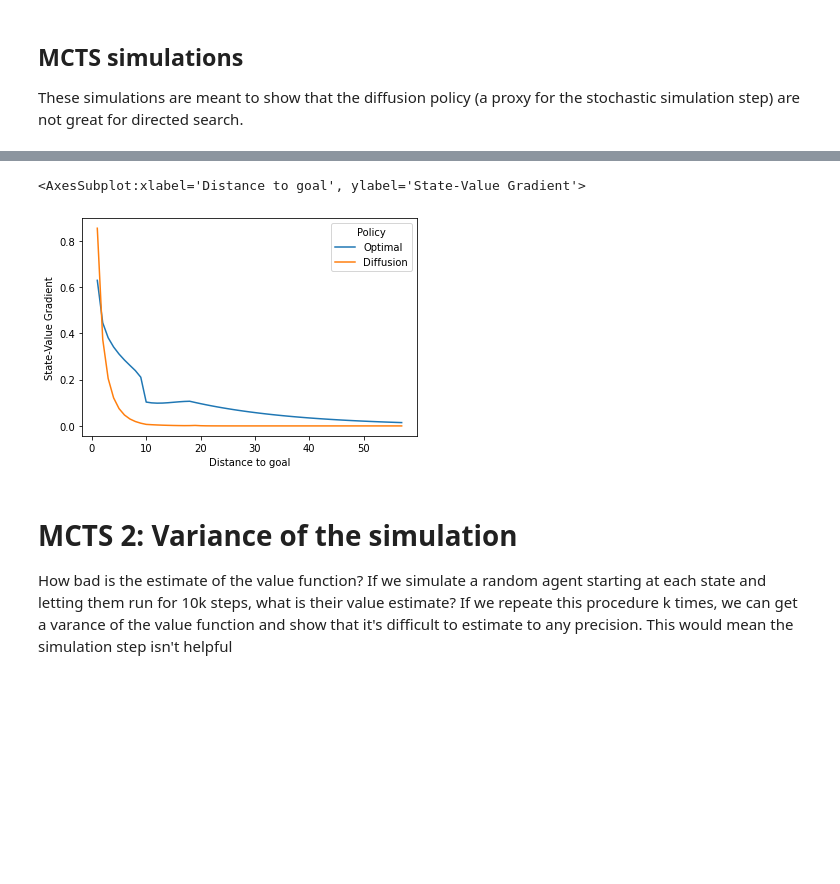
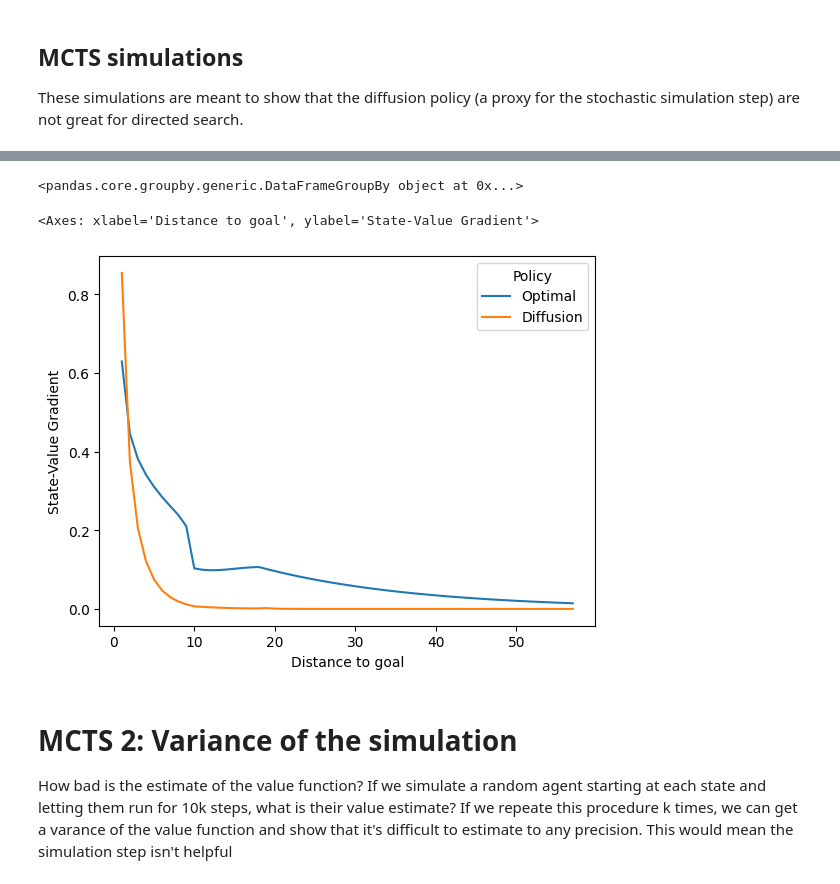
Before and after one commit to nicktfranklin/thread_the_needle, a Jupyter notebook: MCTS.ipynb, the cells around one changed output, grey strips where cells are left out. Cells and saved outputs as stored; diff of their text form; code cells hidden in the pictures; blank space fills up the shorter version.

```diff
--- a/MCTS.ipynb
+++ b/MCTS.ipynb
@@ -84,20 +81,24 @@ plt.savefig('images/heurisitic_function_againt_distance_to_goal.png', dpi=300)
+# %%
+df.groupby(['Distance to goal', ])
+# %% [output]
+<pandas.core.groupby.generic.DataFrameGroupBy object at 0x...>
 # %%
 def get_grad(vec: np.ndarray) -> np.ndarray:
     return vec[:-1] - vec[1:]
 
 df2 = pd.DataFrame({
-    'Distance to goal': np.concatenate([df.groupby(['Distance to goal', ]).mean().index[1:]] * 2),
+    'Distance to goal': np.concatenate([df.groupby(['Policy','Distance to goal', ]).mean().loc['Optimal'].index[1:]] * 2),
     'State-Value Gradient': np.concatenate([
         get_grad(df.groupby(['Policy', 'Distance to goal', ]).mean().loc['Optimal'].values),
         get_grad(df.groupby(['Policy', 'Distance to goal', ]).mean().loc['Diffusion'].values)
     ]).reshape(-1),
     'Policy': ['Optimal']*(df['Distance to goal'].max()) + ['Diffusion'] *(df['Distance to goal'].max())
 })
 
 sns.lineplot(x='Distance to goal', y='State-Value Gradient', hue='Policy', data=df2)
 # %% [output]
-<AxesSubplot:xlabel='Distance to goal', ylabel='State-Value Gradient'>
+<Axes: xlabel='Distance to goal', ylabel='State-Value Gradient'>
-[figure, old version]
+[figure, new version]
 # %% [markdown]
 # MCTS 2: Variance of the simulation
 How bad is the estimate of the value function?  If we simulate a random agent starting at each state and letting them run for 10k steps, what is their value estimate? If we repeate this procedure k times, we can get a varance of the value function and show that it's difficult to estimate to any precision.  This would mean the simulation step isn't helpful
```
Also changed, not shown: parts of 11 cells of this notebook, 2 other files.
